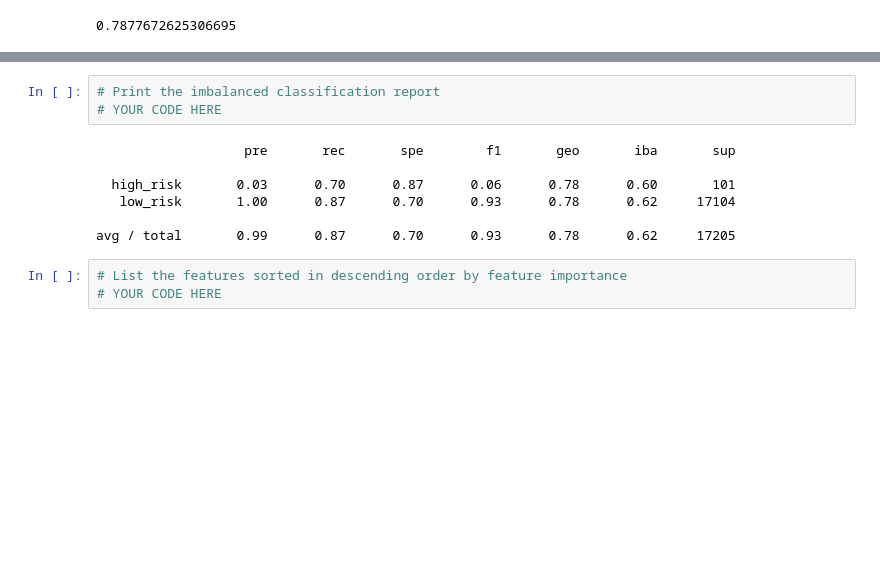
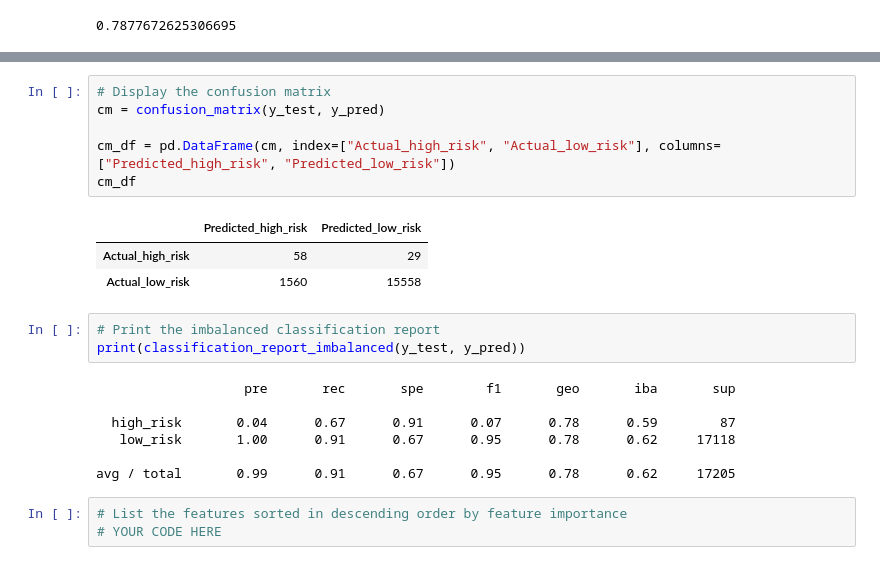
Before and after one commit to JeffreyS-0/Credit_Risk_Analysis, a Jupyter notebook: credit_risk_ensemble.ipynb, the cells around one changed output, grey strips where cells are left out. Saved outputs shown, nothing was run; the diff lists cells and outputs as text; blank space fills up the shorter version.

Commit message:
Confusion Matrix and Imbalanced Classification Report completed

```diff
--- a/credit_risk_ensemble.ipynb
+++ b/credit_risk_ensemble.ipynb
@@ -165,13 +159,23 @@ array([[   71,    30],
+# %%
+# Display the confusion matrix
+cm = confusion_matrix(y_test, y_pred)
+
+cm_df = pd.DataFrame(cm, index=["Actual_high_risk", "Actual_low_risk"], columns=["Predicted_high_risk", "Predicted_low_risk"])
+cm_df
+# %% [output]
+|  | Predicted_high_risk | Predicted_low_risk |
+| Actual_high_risk | 58 | 29 |
+| Actual_low_risk | 1560 | 15558 |
 # %%
 # Print the imbalanced classification report
-# YOUR CODE HERE
+print(classification_report_imbalanced(y_test, y_pred))
 # %% [output]
                    pre       rec       spe        f1       geo       iba       sup
 
-  high_risk       0.03      0.70      0.87      0.06      0.78      0.60       101
-   low_risk       1.00      0.87      0.70      0.93      0.78      0.62     17104
+  high_risk       0.04      0.67      0.91      0.07      0.78      0.59        87
+   low_risk       1.00      0.91      0.67      0.95      0.78      0.62     17118
 
-avg / total       0.99      0.87      0.70      0.93      0.78      0.62     17205
+avg / total       0.99      0.91      0.67      0.95      0.78      0.62     17205
 # %%
 # List the features sorted in descending order by feature importance
 # YOUR CODE HERE
```
Also changed, not shown: parts of 1 cell of this notebook.
